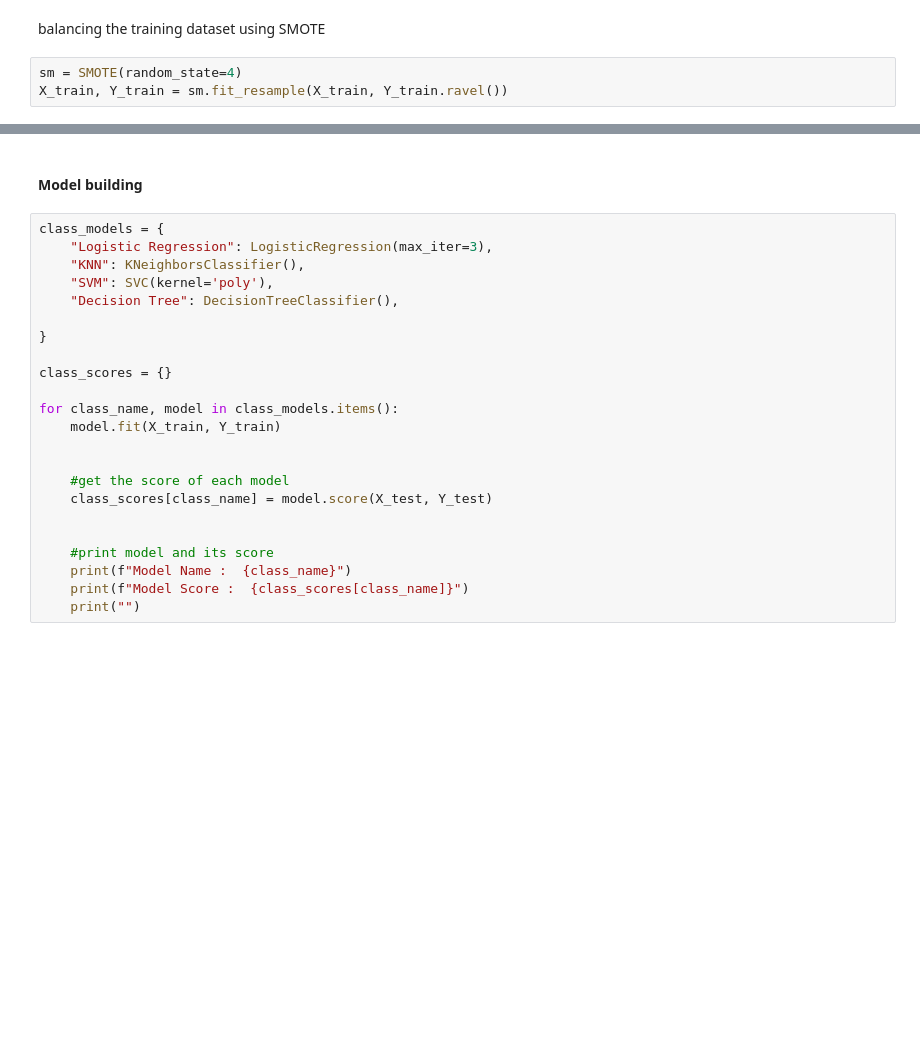
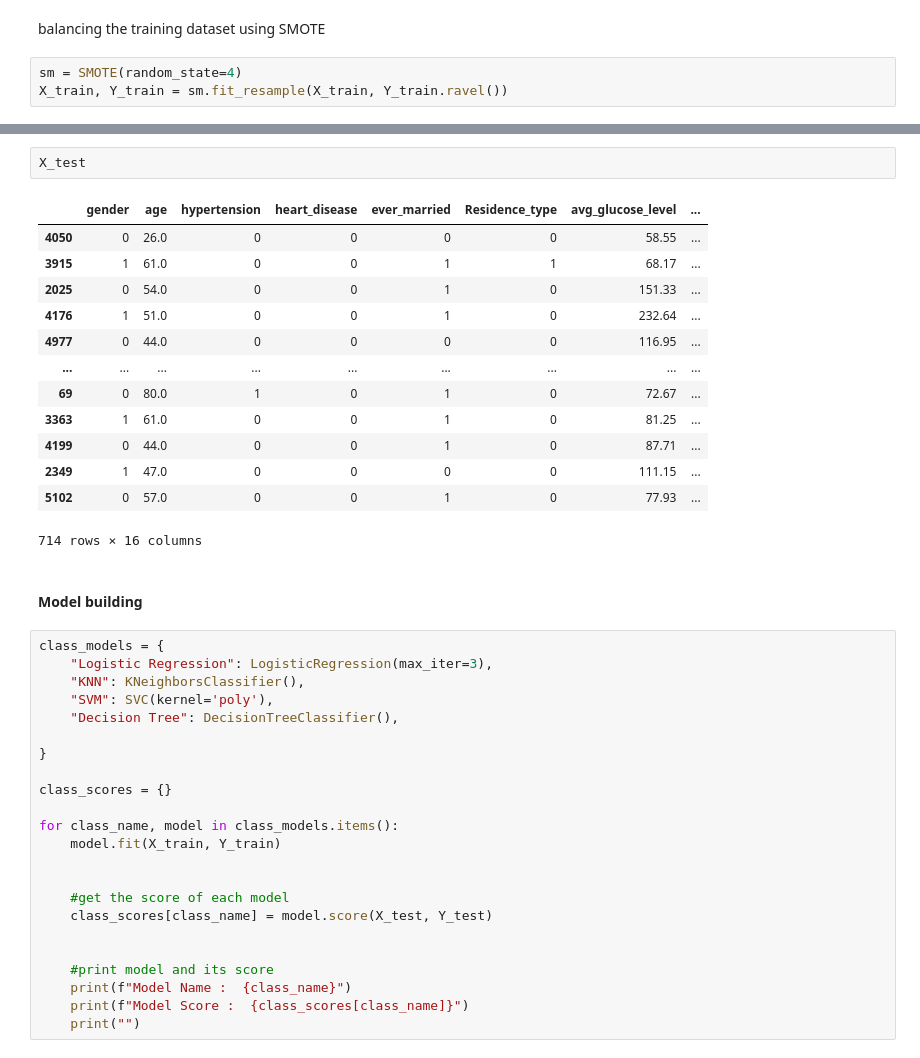
Before and after one commit to IT21925290/FDM_Mini_Project, a Jupyter notebook: Script&model/StrokeScript.ipynb, the cells around one changed output, grey strips where cells are left out. Cells and saved outputs as stored; diff of their text form; blank space fills up the shorter version.

```diff
--- a/Script&model/StrokeScript.ipynb
+++ b/Script&model/StrokeScript.ipynb
@@ -352,3 +356,19 @@ X_test = scaler.transform(X_test)
+# %%
+X_test
+# %% [output]
+|  | gender | age | hypertension | heart_disease | ever_married | Residence_type | avg_glucose_level | ... |
+| 4050 | 0 | 26.0 | 0 | 0 | 0 | 0 | 58.55 | ... |
+| 3915 | 1 | 61.0 | 0 | 0 | 1 | 1 | 68.17 | ... |
+| 2025 | 0 | 54.0 | 0 | 0 | 1 | 0 | 151.33 | ... |
+| 4176 | 1 | 51.0 | 0 | 0 | 1 | 0 | 232.64 | ... |
+| 4977 | 0 | 44.0 | 0 | 0 | 0 | 0 | 116.95 | ... |
+| ... | ... | ... | ... | ... | ... | ... | ... | ... |
+| 69 | 0 | 80.0 | 1 | 0 | 1 | 0 | 72.67 | ... |
+| 3363 | 1 | 61.0 | 0 | 0 | 1 | 0 | 81.25 | ... |
+| 4199 | 0 | 44.0 | 0 | 0 | 1 | 0 | 87.71 | ... |
+| 2349 | 1 | 47.0 | 0 | 0 | 0 | 0 | 111.15 | ... |
+| 5102 | 0 | 57.0 | 0 | 0 | 1 | 0 | 77.93 | ... |
+714 rows × 16 columns
 # %% [markdown]
 #### Model building
 # %%
```
Also changed, not shown: parts of 9 cells of this notebook, 2 other files.
